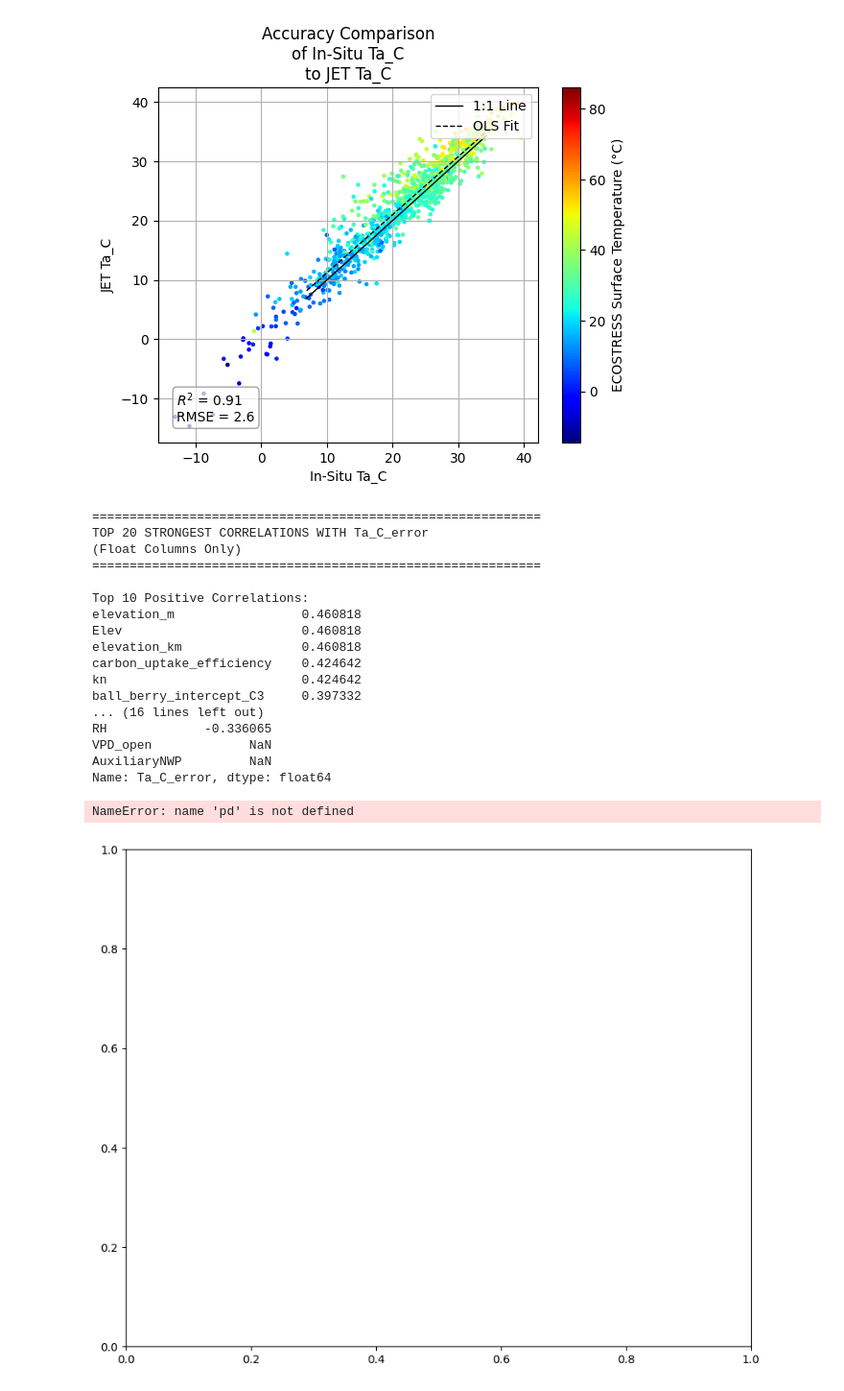
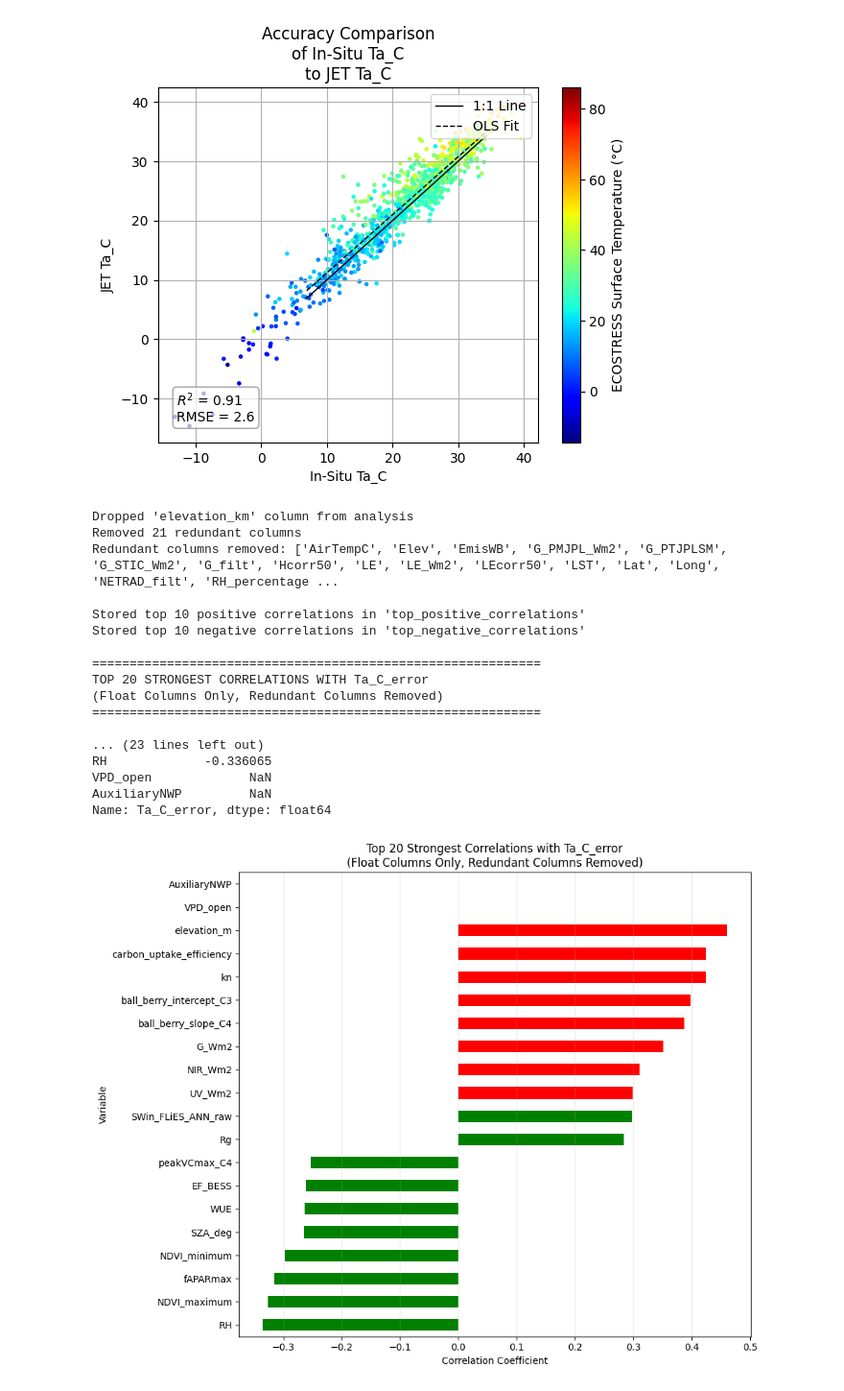
Before and after one commit to gregory-halverson/ECOv003-L3T-L4T-JET, a Jupyter notebook: notebooks/Air Temperature UQ.ipynb, the cells around one changed output. Shown at 96% size. Drawn from its saved outputs; the diff is of its cells as text; code cells hidden in the pictures.

Commit message:
air temperature correlations

```diff
--- a/notebooks/Air Temperature UQ.ipynb
+++ b/notebooks/Air Temperature UQ.ipynb
@@ -104,54 +104,91 @@ plt.show()
 # %%
 # Discover top strongest correlations with Ta_C_error
 import seaborn as sns
+import pandas as pd
 
 top_n = 20  # Number of top correlations to display
 
 # Select only floating point columns
 float_columns = df.select_dtypes(include=['float64', 'float32']).columns.tolist()
 
+# Drop elevation_km column
+if 'elevation_km' in float_columns:
+    float_columns.remove('elevation_km')
+    print("Dropped 'elevation_km' column from analysis")
+
+# Eliminate redundant columns (keep only the right-most of each identical set)
+float_df = df[float_columns].copy()
+columns_to_remove = set()
+
+for i in range(len(float_columns)):
+    if float_columns[i] in columns_to_remove:
+        continue
+
+    # Check if this column is identical to any column to its right
+    for j in range(i + 1, len(float_columns)):
+        if float_df[float_columns[i]].equals(float_df[float_columns[j]]):
+            columns_to_remove.add(float_columns[i])
+            break
+
+columns_to_keep = [col for col in float_columns if col not in columns_to_remove]
+
+print(f"Removed {len(columns_to_remove)} redundant columns")
+if columns_to_remove:
+    print(f"Redundant columns removed: {sorted(columns_to_remove)}")
+print()
+
+# Use only non-redundant columns
+float_df = float_df[columns_to_keep]
+
 # Calculate Pearson correlations with Ta_C_error (only for float columns)
-correlations = df[float_columns].corr()['Ta_C_error'].drop('Ta_C_error').sort_values(ascending=False)
+correlations = float_df.corr()['Ta_C_error'].drop('Ta_C_error').sort_values(ascending=False)
+
+# Store top correlations and anti-correlations for future use
+top_positive_correlations = correlations.head(top_n//2)
+top_negative_correlations = correlations.tail(top_n//2)
+
+print(f"Stored top {top_n//2} positive correlations in 'top_positive_correlations'")
+print(f"Stored top {top_n//2} negative correlations in 'top_negative_correlations'")
+print()
 
 # Display top correlations
 print("=" * 60)
 print(f"TOP {top_n} STRONGEST CORRELATIONS WITH Ta_C_error")
-print("(Float Columns Only)")
+print("(Float Columns Only, Redundant Columns Removed)")
 print("=" * 60)
 print(f"\nTop {top_n//2} Positive Correlations:")
-print(correlations.head(top_n//2))
+print(top_positive_correlations)
 print("\n" + "-" * 60)
 print(f"\nTop {top_n//2} Negative Correlations:")
-print(correlations.tail(top_n//2))
+print(top_negative_correlations)
 
 # Visualize top n correlations (positive and negative combined)
 fig, ax = plt.subplots(figsize=(10, 8))
-top_correlations = pd.concat([correlations.head(top_n//2), correlations.tail(top_n//2)])
+top_correlations = pd.concat([top_positive_correlations, top_negative_correlations])
 colors = ['green' if x > 0 else 'red' for x in top_correlations.values]
 top_correlations.sort_values().plot(kind='barh', ax=ax, color=colors)
 ax.set_xlabel('Correlation Coefficient')
 ax.set_ylabel('Variable')
-ax.set_title(f'Top {top_n} Strongest Correlations with Ta_C_error\n(Float Columns Only)')
+ax.set_title(f'Top {top_n} Strongest Correlations with Ta_C_error\n(Float Columns Only, Redundant Columns Removed)')
 ax.grid(True, axis='x', alpha=0.3)
 plt.tight_layout()
 plt.show()
 # %% [output]
+Dropped 'elevation_km' column from analysis
+Removed 21 redundant columns
+Redundant columns removed: ['AirTempC', 'Elev', 'EmisWB', 'G_PMJPL_Wm2', 'G_PTJPLSM', 'G_STIC_Wm2', 'G_filt', 'Hcorr50', 'LE', 'LE_Wm2', 'LEcorr50', 'LST', 'Lat', 'Long', 'NETRAD_filt', 'RH_percentage ...
+
+Stored top 10 positive correlations in 'top_positive_correlations'
+Stored top 10 negative correlations in 'top_negative_correlations'
+
 ============================================================
 TOP 20 STRONGEST CORRELATIONS WITH Ta_C_error
-(Float Columns Only)
+(Float Columns Only, Redundant Columns Removed)
 ============================================================
 
-Top 10 Positive Correlations:
-elevation_m                 0.460818
-Elev                        0.460818
-elevation_km                0.460818
-carbon_uptake_efficiency    0.424642
-kn                          0.424642
-ball_berry_intercept_C3     0.397332
-... (16 lines left out)
+... (23 lines left out)
 RH             -0.336065
 VPD_open             NaN
 AuxiliaryNWP         NaN
 Name: Ta_C_error, dtype: float64
-NameError: name 'pd' is not defined
-[figure, old version]
+[figure, new version]
```
Also changed, not shown: parts of 1 cell of this notebook.
